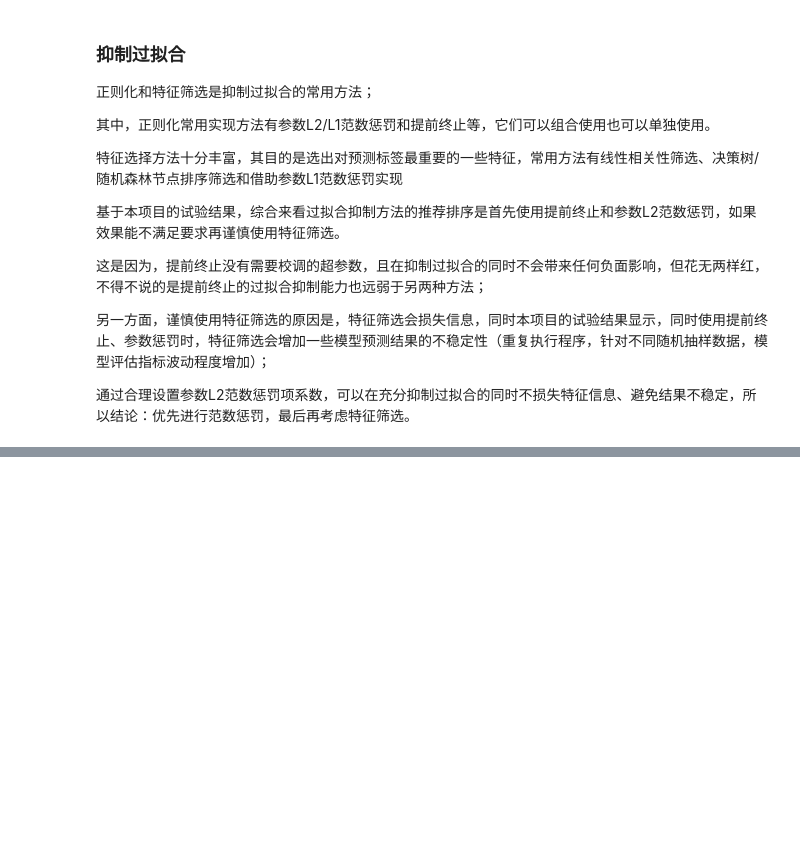
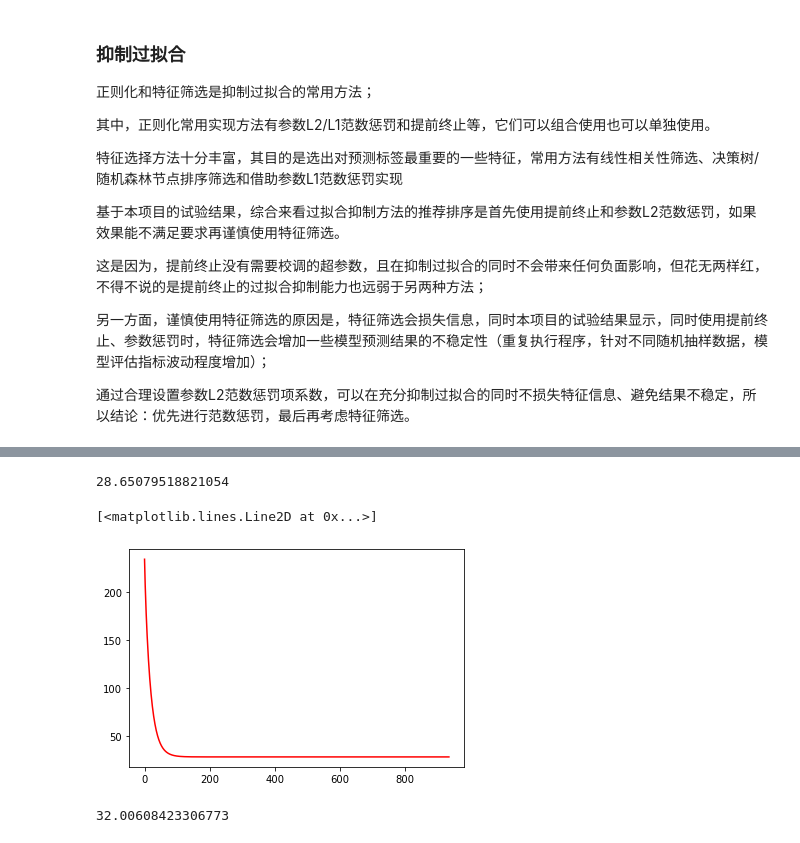
Before and after one commit to Hades-Z/Hades-Repository, a Jupyter notebook: LinearRegression Implementation from Scratch.ipynb, the cells around one changed output, grey strips where cells are left out. Saved outputs shown, nothing was run; the diff lists cells and outputs as text; code cells hidden in the pictures; blank space fills up the shorter version.

```diff
--- a/LinearRegression Implementation from Scratch.ipynb
+++ b/LinearRegression Implementation from Scratch.ipynb
@@ -192,18 +193,23 @@ Name: target, dtype: float64
 # %% [markdown]
 #### 数据集分割
 # %%
-# 定义分割函数
-def data_split(data, test_ratio=0.2, val_ratio=0, index=0):
-    if isinstance(index,int): index = np.random.choice(range(len(data)), size=len(data), replace=False)
-    train_index = index[:int(len(data)*(1-val_ratio-test_ratio))]
-    val_index = index[int(len(data)*(1-val_ratio-test_ratio)):int(len(data)*(1-test_ratio))]
-    test_index = index[int(len(data)*(1-test_ratio)):]
-    return data[train_index], data[test_index], data[val_index], index
-#
-y_train,y_test,_,_ = data_split(y,test_ratio=0.2)
-X_all_train,X_all_test,_,X_index = data_split(X_all,test_ratio=0.2)
-X_lcM_train,X_lcM_test,_,_ = data_split(X_lcM,test_ratio=0.2,index=X_index)
-X_lcH_train,X_lcH_test,_,_ = data_split(X_lcH,test_ratio=0.2,index=X_index)
+# 数据集分割
+from sklearn.model_selection import train_test_split
+X_all_train, X_all_test, y_train, y_test = train_test_split(X_all, y, test_size=0.2, random_state=0)
+X_lcM_train,X_lcM_test = train_test_split(X_lcM, test_size=0.2, random_state=0)
+X_lcH_train,X_lcH_test = train_test_split(X_lcH, test_size=0.2, random_state=0)
+# np.random.seed(42)
+# def data_split(data, test_ratio=0.2, val_ratio=0, index=0):
+#     if isinstance(index,int): index = np.random.choice(range(len(data)), size=len(data), replace=False)
+#     train_index = index[:int(len(data)*(1-val_ratio-test_ratio))]
+#     val_index = index[int(len(data)*(1-val_ratio-test_ratio)):int(len(data)*(1-test_ratio))]
+#     test_index = index[int(len(data)*(1-test_ratio)):]
+#     return data[train_index], data[test_index], data[val_index], index
+# #
+# y_train,y_test,_,_ = data_split(y,test_ratio=0.2)
+# X_all_train,X_all_test,_,X_index = data_split(X_all,test_ratio=0.2)
+# X_lcM_train,X_lcM_test,_,_ = data_split(X_lcM,test_ratio=0.2,index=X_index)
+# X_lcH_train,X_lcH_test,_,_ = data_split(X_lcH,test_ratio=0.2,index=X_index)
 # %%
 # 模型定义
 def LinReg_train(X,y,num_epochs,lr,lam,patient):
@@ -219,10 +225,10 @@ def LinReg_train(X,y,num_epochs,lr,lam,patient):
         W = W_rec[i]; b = b_rec[i]
         y_hat = X.dot(W.T)+b
         # MSE & L2
-        # ls = float(np.sum((y_hat-y)**2)/(2*num_sample) + (lam/2)*W.dot(W.T))
+        # ls = np.sum((y_hat-y)**2)/(2*num_sample) + (lam/2)*W.dot(W.T)
         ls = np.sum((y_hat-y)**2)/(2*num_sample)
         # ls = (y_hat-y).dot((y_hat-y).T)/(2*num_sample)
-        loss.append(ls)
+        loss.append(float(ls))
         # 提前终止
         loss_diff.append(float(abs(loss[-1]-loss[-2])))
         if loss_diff[-1]>=min(loss_diff[:-1]): j+=1
@@ -231,13 +237,12 @@ def LinReg_train(X,y,num_epochs,lr,lam,patient):
             return loss[1:minLoss_index+1], W_rec[minLoss_index-1], b_rec[minLoss_index-1]
         # 优化（GradientDescent & L2）
         W = W-lr*(y_hat-y).T.dot(X)/num_sample - lr*lam*W
-        # W = W-lr*(y_hat-y).T.dot(X)/num_sample
         b = b-lr*np.mean(y_hat-y)
         W_rec.append(W); b_rec.append(b)
     return loss[1:], W_rec[-1], b_rec[-1]
 
 # 预测
-def LinReg_price(X,y,W,b,lam):
+def LinReg_price(X,y,W,b):
     num_sample,_ = X.shape
     y_hat = X.dot(W.T)+b
     # MSE
@@ -294,0 +284,14 @@ Fun1(X_lcH_train,y_train,X_lcH_test,y_test,num_epochs,lr,lam,patient,Num)
+# %%
+# 全特征
+loss_CV,W,b = LinReg_train(X_all_train,y_train,num_epochs,lr,lam,patient)
+loss_CV[-1]
+plt.plot(np.arange(len(loss_CV)-1), loss_CV[1:], 'r')
+plt.show()
+#
+y_hat, ls = LinReg_price(X_all_test,y_test,W,b)
+ls
+# %% [output]
+28.65079518821054
+[<matplotlib.lines.Line2D at 0x...>]
+[figure, added]
+32.00608423306773
```
Also changed, not shown: parts of 6 cells of this notebook.
